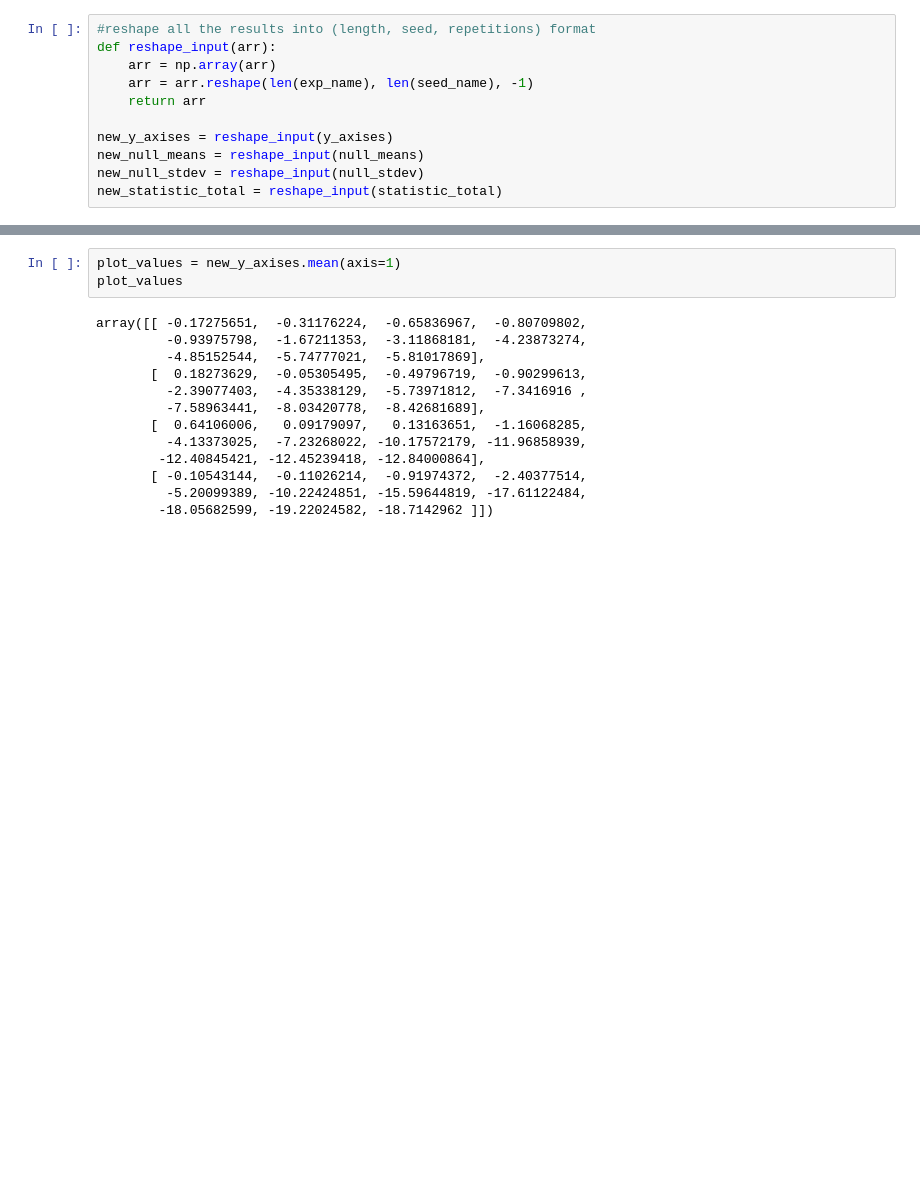
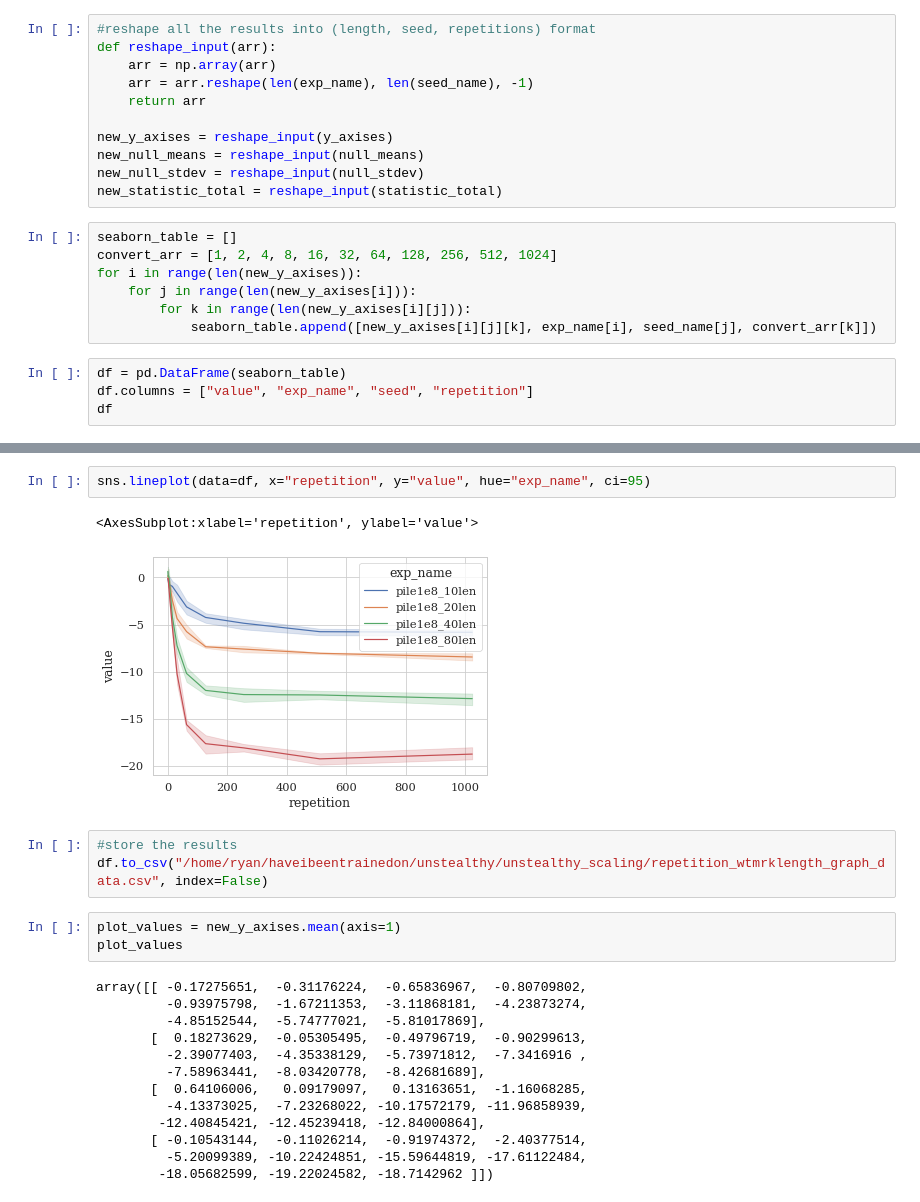
Before and after one commit to johntzwei/haveibeentrainedon, a Jupyter notebook: unstealthy/unstealthy_scaling/repetition_wtmrklength_exp.ipynb, the cells around one changed output, grey strips where cells are left out. Saved outputs shown, nothing was run; the diff lists cells and outputs as text; blank space fills up the shorter version.

Commit message:
Tuned pipeline and begin scaling extrapolation testing

```diff
--- a/unstealthy/unstealthy_scaling/repetition_wtmrklength_exp.ipynb
+++ b/unstealthy/unstealthy_scaling/repetition_wtmrklength_exp.ipynb
@@ -129,3 +127,14 @@ new_y_axises = reshape_input(y_axises)
 new_null_means = reshape_input(null_means)
 new_null_stdev = reshape_input(null_stdev)
 new_statistic_total = reshape_input(statistic_total)
+# %%
+seaborn_table = []
+convert_arr = [1, 2, 4, 8, 16, 32, 64, 128, 256, 512, 1024]
+for i in range(len(new_y_axises)):
+    for j in range(len(new_y_axises[i])):
+        for k in range(len(new_y_axises[i][j])):
+            seaborn_table.append([new_y_axises[i][j][k], exp_name[i], seed_name[j], convert_arr[k]])
+# %%
+df = pd.DataFrame(seaborn_table)
+df.columns = ["value", "exp_name", "seed", "repetition"]
+df
@@ -132,3 +155,11 @@ new_statistic_total = reshape_input(statistic_total)
+# %%
+sns.lineplot(data=df, x="repetition", y="value", hue="exp_name", ci=95)
+# %% [output]
+<AxesSubplot:xlabel='repetition', ylabel='value'>
+[figure, added]
+# %%
+#store the results
+df.to_csv("/home/ryan/haveibeentrainedon/unstealthy/unstealthy_scaling/repetition_wtmrklength_graph_data.csv", index=False)
 # %%
 plot_values = new_y_axises.mean(axis=1)
 plot_values
```
Also changed, not shown: parts of 2 cells of this notebook, 12 other files.
